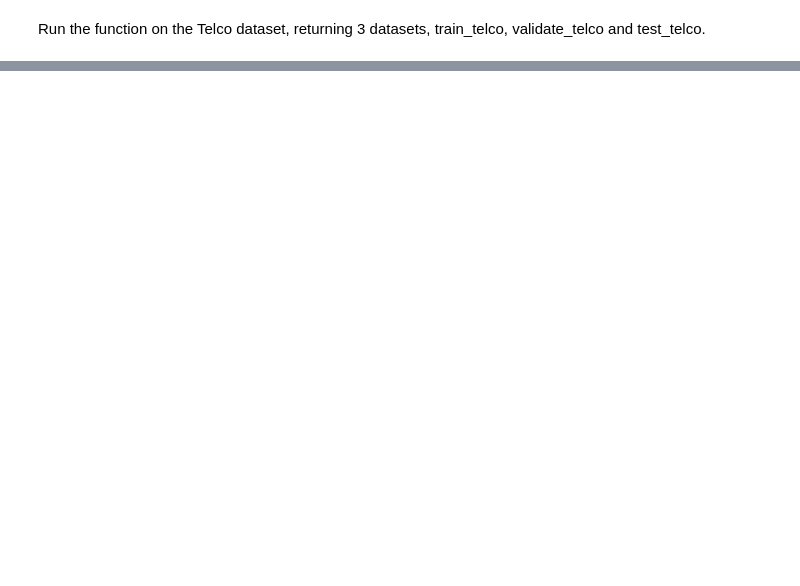
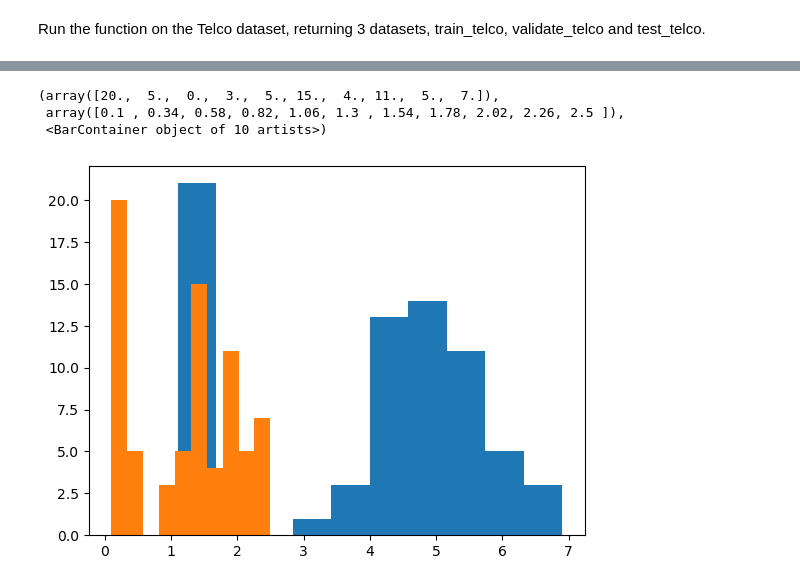
Before and after one commit to shawn-brown12/classification-exercises, a Jupyter notebook: classification_exercises.ipynb, the cells around one changed output, grey strips where cells are left out. Cells and saved outputs as stored; diff of their text form; code cells hidden in the pictures; blank space fills up the shorter version.

```diff
--- a/classification_exercises.ipynb
+++ b/classification_exercises.ipynb
@@ -555,0 +527,8 @@ train.shape, validate.shape, test.shape
+# %%
+plt.hist(data=train, x='petal_length')
+plt.hist(data=train, x='petal_width')
+# %% [output]
+(array([20.,  5.,  0.,  3.,  5., 15.,  4., 11.,  5.,  7.]),
+ array([0.1 , 0.34, 0.58, 0.82, 1.06, 1.3 , 1.54, 1.78, 2.02, 2.26, 2.5 ]),
+ <BarContainer object of 10 artists>)
+[figure, added]
```
Also changed, not shown: parts of 108 cells of this notebook, 3 other files.
